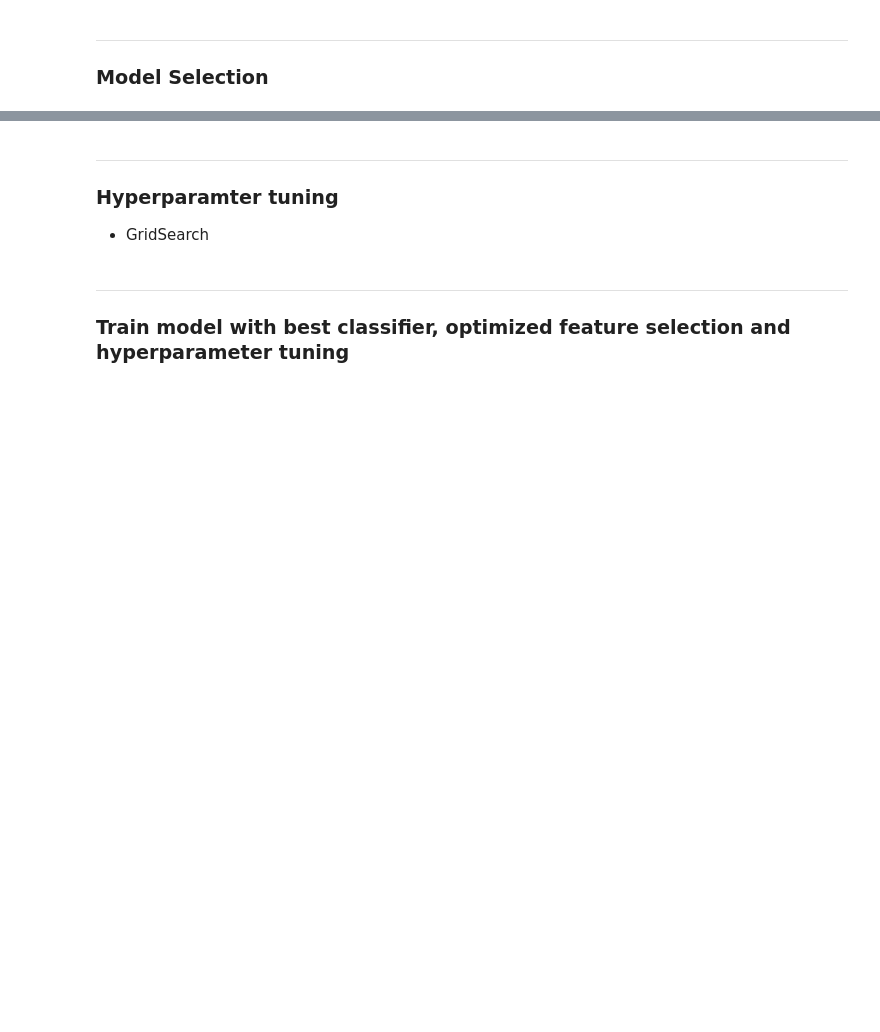
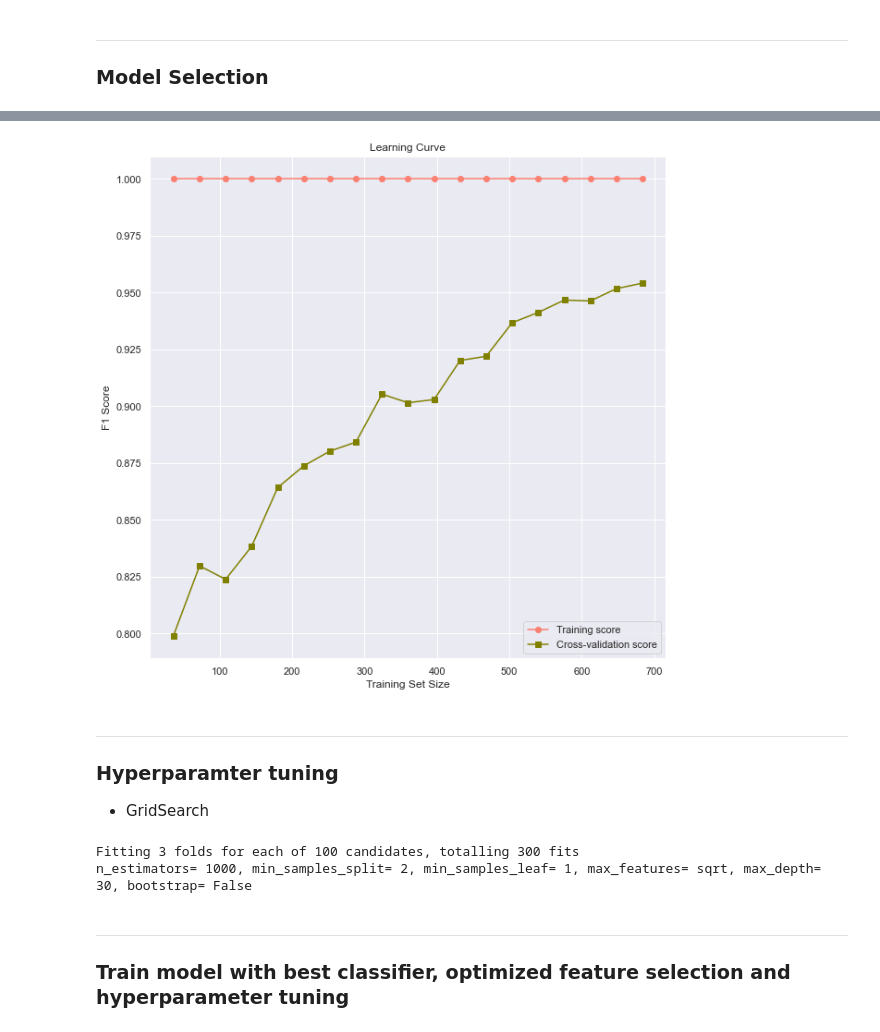
Before and after one commit to lstk44/TheSmithParasiteNOVA, a Jupyter notebook: ParasiteNotebook.ipynb, the cells around one changed output, grey strips where cells are left out. Saved outputs shown, nothing was run; the diff lists cells and outputs as text; code cells hidden in the pictures; blank space fills up the shorter version.

```diff
--- a/ParasiteNotebook.ipynb
+++ b/ParasiteNotebook.ipynb
@@ -346,18 +366,24 @@ roc_auc(classifiers)
 # %%
-def learning_curves(estimator, data, target):
-    train_sizes, train_scores, validation_scores = learning_curve(estimator, data, target, cv = 10, scoring = 'f1', train_sizes = np.arange(.05,1,.05))
+def learning_curves(estimator, X, Y):
+    '''
+    Plots learning curve
+    '''
+
+    train_sizes, train_scores, validation_scores = learning_curve(estimator, X, Y, cv = 10, scoring = 'f1', train_sizes = np.arange(.05,1,.05))
     train_mean, test_mean, train_std, test_std = np.mean(train_scores, axis=1), np.mean(validation_scores, axis=1), np.std(train_scores, axis=1), np.std(validation_scores, axis=1)
 
     plt.subplots(1, figsize=(10,10))
-    plt.plot(train_sizes, train_mean, color="salmon",  label="Training score", marker = 'o')
-    plt.plot(train_sizes, test_mean, color="olive", label="Cross-validation score", marker = 's')
-    plt.title("Learning Curve")
-    plt.xlabel("Training Set Size")
-    plt.ylabel("F1 Score")
-    plt.legend(loc="best")
+    plt.plot(train_sizes, train_mean, color='salmon',  label='Training score', marker = 'o')
+    plt.plot(train_sizes, test_mean, color='olive', label='Cross-validation score', marker = 's')
+    plt.title('Learning Curve')
+    plt.xlabel('Training Set Size')
+    plt.ylabel('F1 Score')
+    plt.legend(loc='best')
     plt.show()
 
-learning_curves(RandomForestClassifier(333), xpreprocessed, y)
+learning_curves(RandomForestClassifier(random_state = 555), xpreprocessed, y)
+# %% [output]
+[figure, added]
 # %% [markdown]
 ---
 ### Hyperparamter tuning
@@ -374,11 +400,14 @@ param_grid = {
             }
 
 
-model = RandomForestClassifier(random_state = 333)
-gs = RandomizedSearchCV(estimator = model, param_distributions = param_grid, scoring = 'f1', n_iter = 100, cv = 3, verbose=2, random_state=444, n_jobs = -1)
-gs.fit(xtrain_rfe, ytrain)
+model = RandomForestClassifier(random_state = 666)
+rand_search = RandomizedSearchCV(estimator = model, param_distributions = param_grid, scoring = 'f1', n_iter = 100, cv = 3, verbose=2, random_state=777, n_jobs = -1)
+rand_search.fit(xtrain_rfe, ytrain)
 
-print(str(gs.best_params_).replace('{','').replace('}','').replace("'","").replace(':','='))
+print(str(rand_search.best_params_).replace('{','').replace('}','').replace("'","").replace(':','='))
+# %% [output]
+Fitting 3 folds for each of 100 candidates, totalling 300 fits
+n_estimators= 1000, min_samples_split= 2, min_samples_leaf= 1, max_features= sqrt, max_depth= 30, bootstrap= False
 # %% [markdown]
 ---
 ### Train model with best classifier, optimized feature selection and hyperparameter tuning
```
Also changed, not shown: parts of 27 cells of this notebook.
